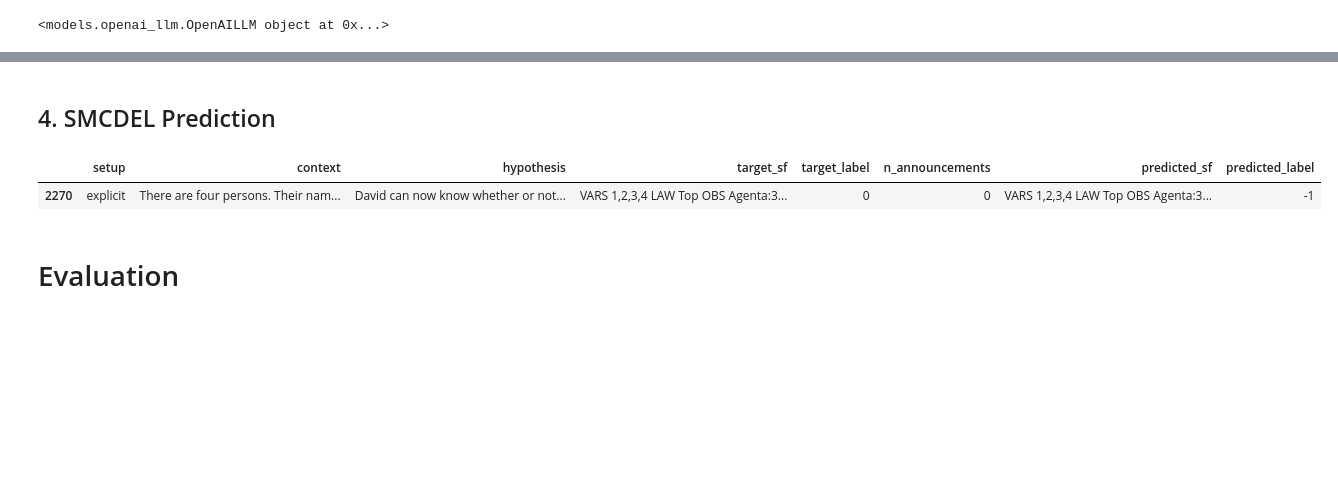
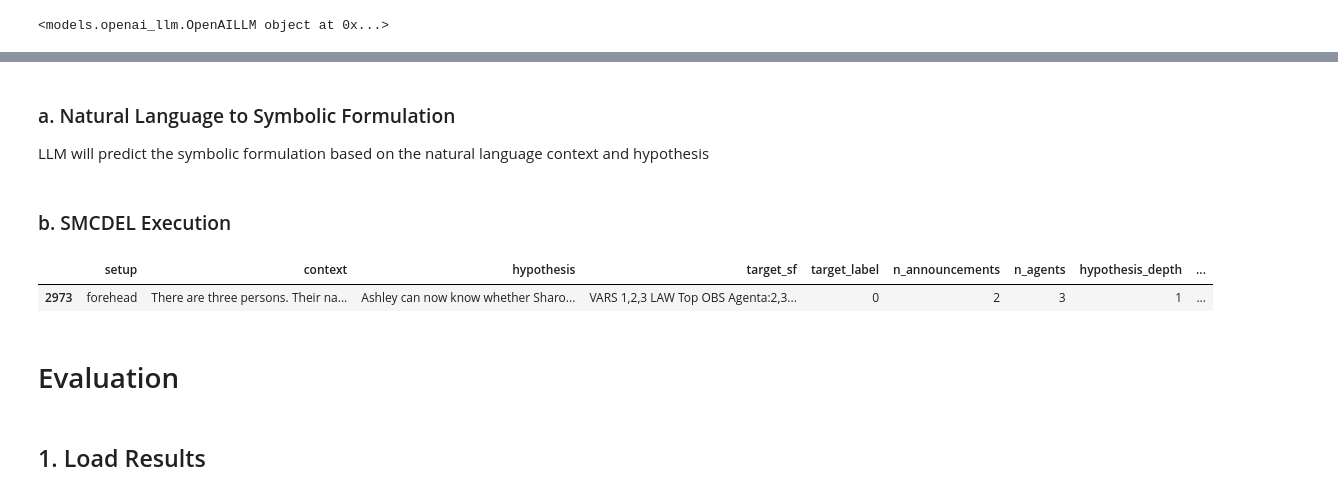
Before and after one commit to RutaTang/ToM-LM, a Jupyter notebook: main.ipynb, the cells around one changed output, grey strips where cells are left out. Cells and saved outputs as stored; diff of their text form; code cells hidden in the pictures; blank space fills up the shorter version.

```diff
--- a/main.ipynb
+++ b/main.ipynb
@@ -21,7 +27,7 @@ constants
 # %%
 model_name: Final[str] = "gpt-3.5-turbo"  # should be openai's model or ollama's model
 random_state: Final[int] = 1
-sample_size: Final[int] = 20
+sample_size: Final[int] = 50
 # %% [markdown]
 parameters
 # %%
@@ -270,0 +211,3 @@ Processing sample 16/16
+# %% [markdown]
+### a. Natural Language to Symbolic Formulation
+LLM will predict the symbolic formulation based on the natural language context and hypothesis
@@ -273,8 +239,8 @@ save_nl2sf(samples, name_info=name_info)
 # %% [markdown]
-## 4. SMCDEL Prediction
+### b. SMCDEL Execution
 # %%
-samples = load_nl2sf(name_info=name_info)
-samples.head(1)
+tom_lm_samples = load_nl2sf(name_info=name_info)
+tom_lm_samples.head(1)
 # %% [output]
-|  | setup | context | hypothesis | target_sf | target_label | n_announcements | predicted_sf | predicted_label |
-| 2270 | explicit | There are four persons. Their nam... | David can now know whether or not... | VARS 1,2,3,4 LAW Top OBS Agenta:3... | 0 | 0 | VARS 1,2,3,4 LAW Top OBS Agenta:3... | -1 |
+|  | setup | context | hypothesis | target_sf | target_label | n_announcements | n_agents | hypothesis_depth | ... |
+| 2973 | forehead | There are three persons. Their na... | Ashley can now know whether Sharo... | VARS 1,2,3 LAW Top OBS Agenta:2,3... | 0 | 2 | 3 | 1 | ... |
@@ -300,3 +267,5 @@ save_smcdel_sf(samples, name_info=name_info)
 # %% [markdown]
 # Evaluation
+# %% [markdown]
+## 1. Load Results
 # %%
```
Also changed, not shown: parts of 53 cells of this notebook, 27 other files.
